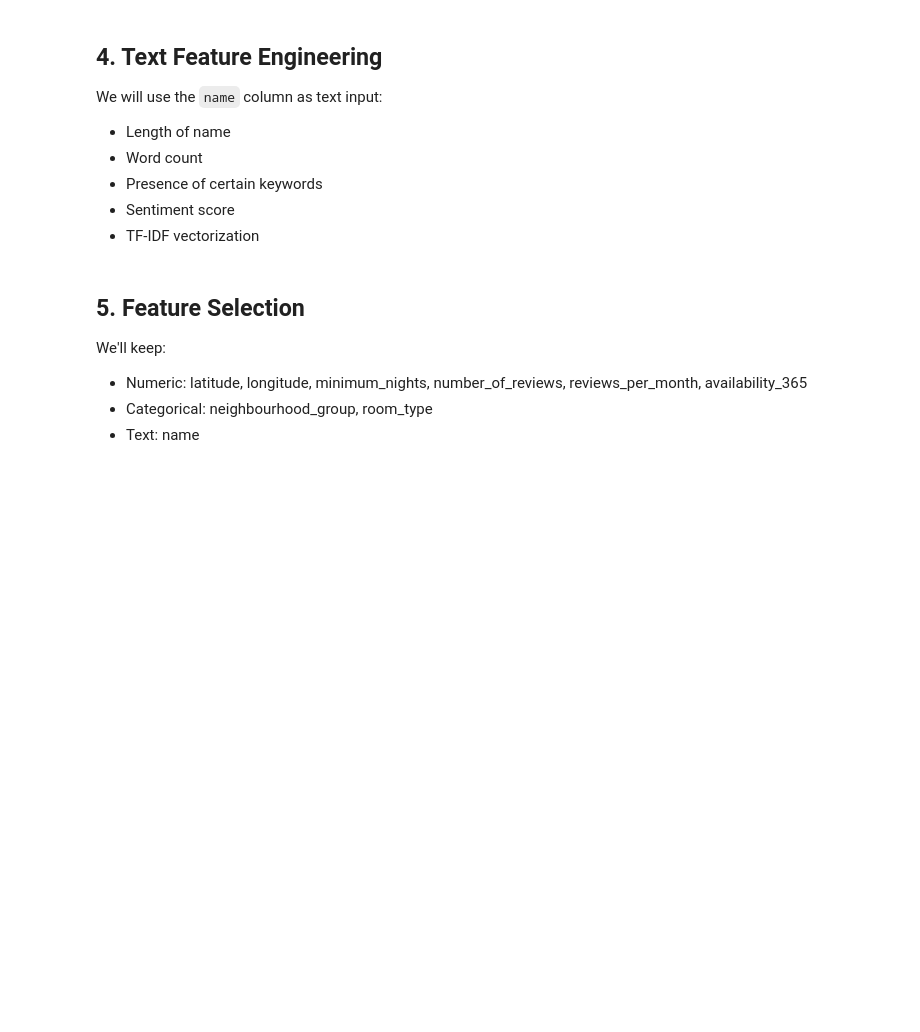
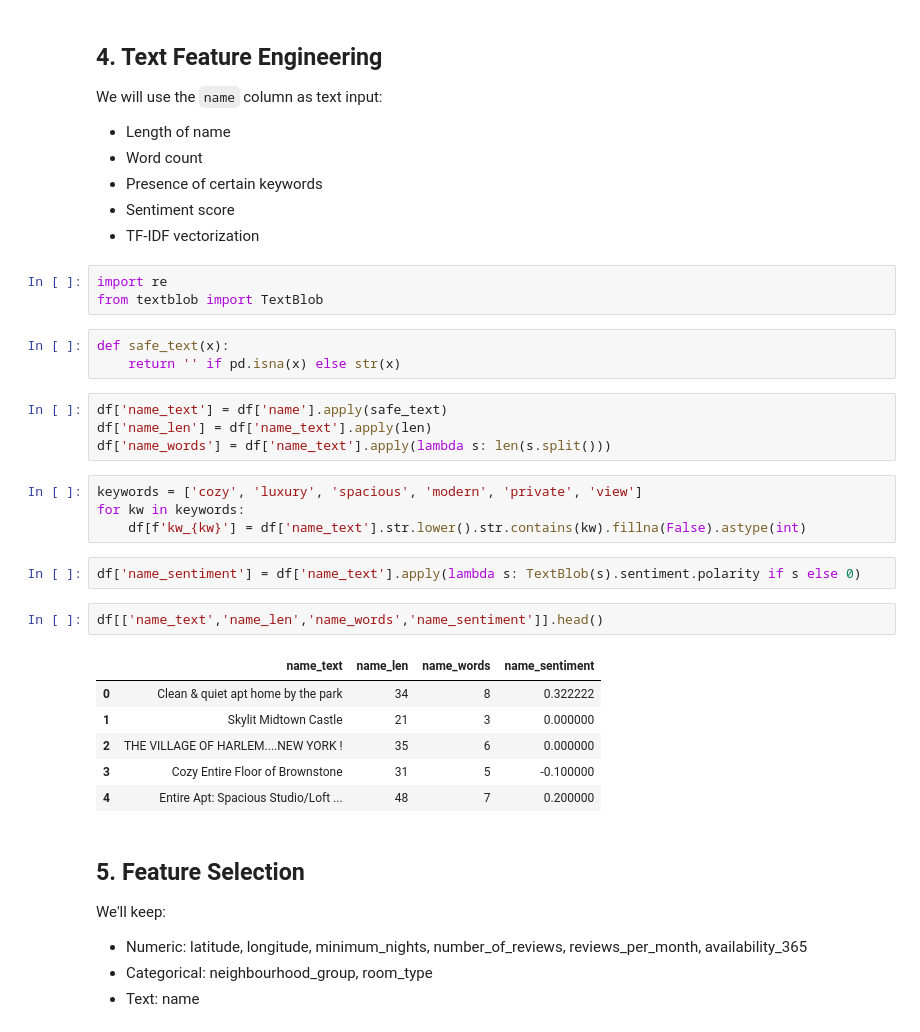
Before and after one commit to mindful-ai/ai-bootcamp-12082025, a Jupyter notebook: day-04/regression-exercise/model-building.ipynb, the cells around one changed output. Cells and saved outputs as stored; diff of their text form; blank space fills up the shorter version.

```diff
--- a/day-04/regression-exercise/model-building.ipynb
+++ b/day-04/regression-exercise/model-building.ipynb
@@ -48,6 +101,31 @@ We will use the `name` column as text input:
 - Presence of certain keywords
 - Sentiment score
 - TF-IDF vectorization
+# %%
+import re
+from textblob import TextBlob
+# %%
+def safe_text(x):
+    return '' if pd.isna(x) else str(x)
+# %%
+df['name_text'] = df['name'].apply(safe_text)
+df['name_len'] = df['name_text'].apply(len)
+df['name_words'] = df['name_text'].apply(lambda s: len(s.split()))
+# %%
+keywords = ['cozy', 'luxury', 'spacious', 'modern', 'private', 'view']
+for kw in keywords:
+    df[f'kw_{kw}'] = df['name_text'].str.lower().str.contains(kw).fillna(False).astype(int)
+# %%
+df['name_sentiment'] = df['name_text'].apply(lambda s: TextBlob(s).sentiment.polarity if s else 0)
+# %%
+df[['name_text','name_len','name_words','name_sentiment']].head()
+# %% [output]
+|  | name_text | name_len | name_words | name_sentiment |
+| 0 | Clean & quiet apt home by the park | 34 | 8 | 0.322222 |
+| 1 | Skylit Midtown Castle | 21 | 3 | 0.000000 |
+| 2 | THE VILLAGE OF HARLEM....NEW YORK ! | 35 | 6 | 0.000000 |
+| 3 | Cozy Entire Floor of Brownstone | 31 | 5 | -0.100000 |
+| 4 | Entire Apt: Spacious Studio/Loft ... | 48 | 7 | 0.200000 |
 # %% [markdown]
 ## 5. Feature Selection
 We'll keep:
```
Also changed, not shown: parts of 15 cells of this notebook.
